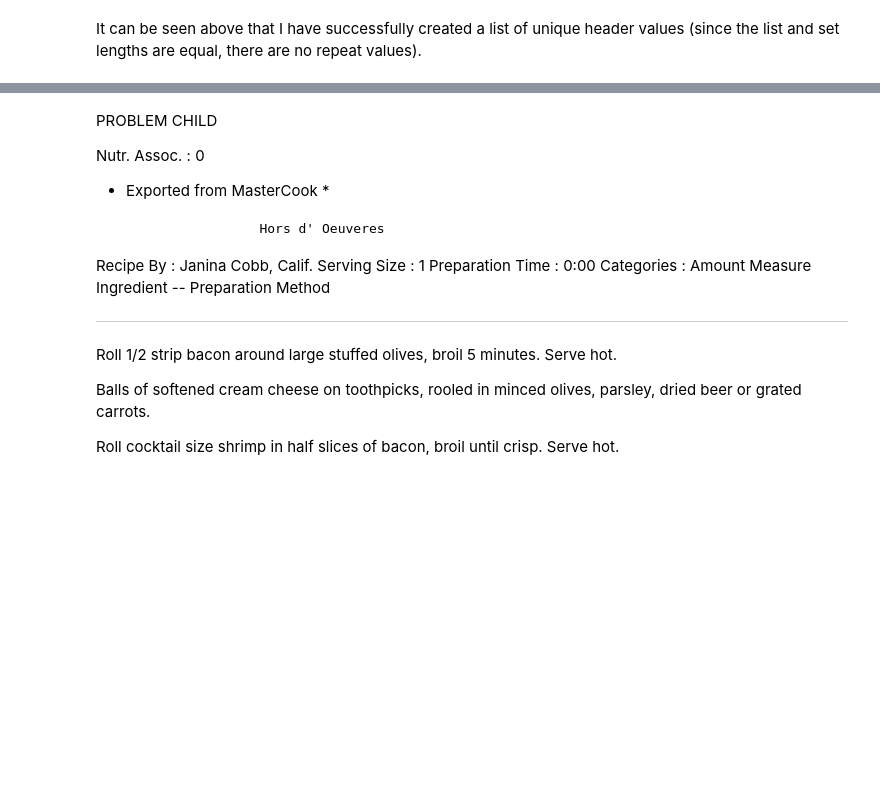
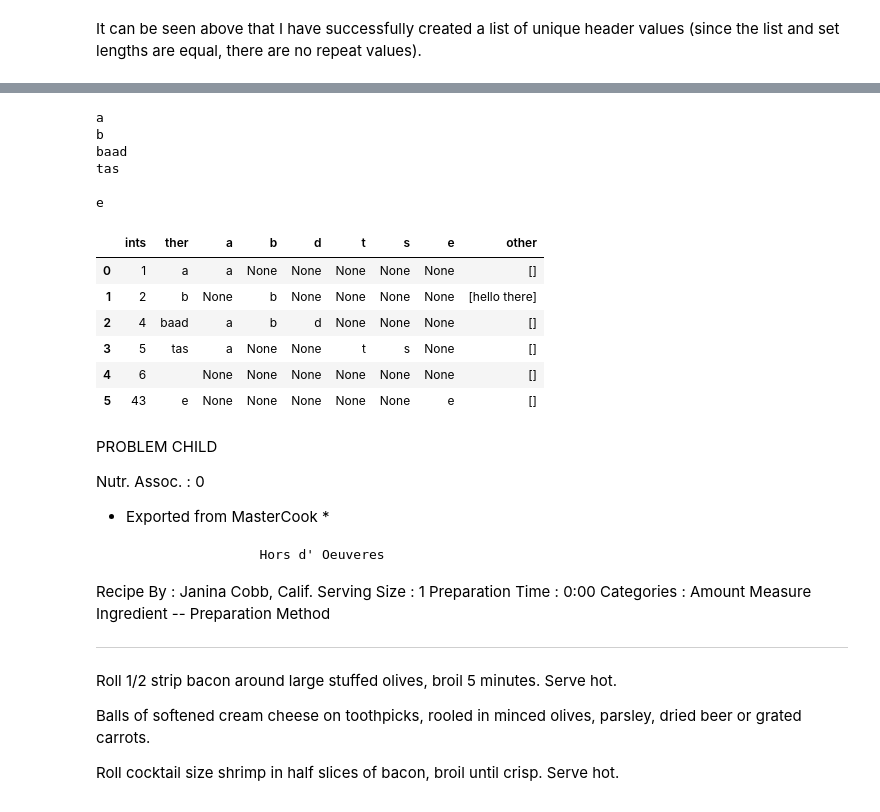
Before and after one commit to nealdm/Nutrition, a Jupyter notebook: Clean-Up.ipynb, the cells around one changed output, grey strips where cells are left out. Saved outputs shown, nothing was run; the diff lists cells and outputs as text; code cells hidden in the pictures; blank space fills up the shorter version.

Commit message:
cleaning up the clean up to merge with nutrition data

```diff
--- a/Clean-Up.ipynb
+++ b/Clean-Up.ipynb
@@ -344,0 +554,27 @@ df
+# %%
+df['Other'] = np.empty((len(df), 0)).tolist() # create an 'other' column
+                                              # of empty lists to contain
+                                              # un-normalized ingredients
+# add the ingredient informaiton to the dataframe if it is normalized,
+# otherwise append the information to the 'other' list
+for loc,batch in enumerate(df['ingredients batch']):
+    for ingredients_tuple in batch:
+        quant, unit, ing_headname, comment, ingredient = ingredients_tuple
+        # if the ingredient headname is other, just append the whole tuple
+        # into the 'other' list for that recipe.
+        if ing_headname == '__OTHER__':
+            df['Other'].iloc[loc].append(ingredients_tuple)
+        # otherwise, stick the ingredient information in the following columns
+        else:
+            # add the appropriately named columns if needed
+            if 'class_' + str(ing_headname) not in df:
+                df['class_' + str(ing_headname)] = None
+                df['unit_' + str(ing_headname)] = None
+                df['quant_' + str(ing_headname)] = None
+                df['comment_' + str(ing_headname)] = None
+                df['ingredient_' + str(ing_headname)] = None
+            df['class_' + str(ing_headname)].iloc[loc] = ing_headname
+            df['unit_' + str(ing_headname)].iloc[loc] = unit
+            df['quant_' + str(ing_headname)].iloc[loc] = quant
+            df['comment_' + str(ing_headname)].iloc[loc] = comment
+            df['ingredient_' + str(ing_headname)].iloc[loc] = ingredient
@@ -344,0 +605,4 @@ df
+# %%
+a = [1,2,4,5,6,43]
+b = ['a','b','baad','tas','','e']
+play_df = pd.DataFrame({'ints':a,'ther':b})
@@ -345,3 +619,29 @@ df
+# %%
+for loc,i in enumerate(play_df['ther'].values):
+    print(i)
+    for num,let in enumerate(i):
+        if let not in play_df: play_df[let] = None
+        play_df[let].iloc[loc] = let
+# %% [output]
+a
+b
+baad
+tas
+
+e
+# %%
+play_df['other']= np.empty((len(play_df), 0)).tolist()
+# %%
+play_df['other'].iloc[1].append('hello there')
+play_df
+# %% [output]
+|  | ints | ther | a | b | d | t | s | e | other |
+| 0 | 1 | a | a | None | None | None | None | None | [] |
+| 1 | 2 | b | None | b | None | None | None | None | [hello there] |
+| 2 | 4 | baad | a | b | d | None | None | None | [] |
+| 3 | 5 | tas | a | None | None | t | s | None | [] |
+| 4 | 6 |  | None | None | None | None | None | None | [] |
+| 5 | 43 | e | None | None | None | None | None | e | [] |
 # %% [markdown]
 PROBLEM CHILD
 
```
Also changed, not shown: parts of 30 cells of this notebook, 3 other files.
